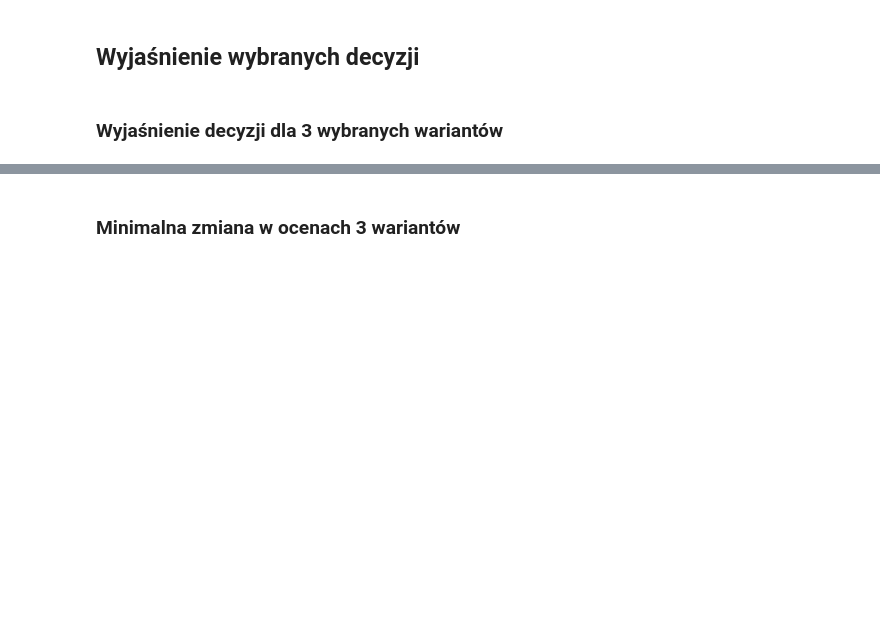
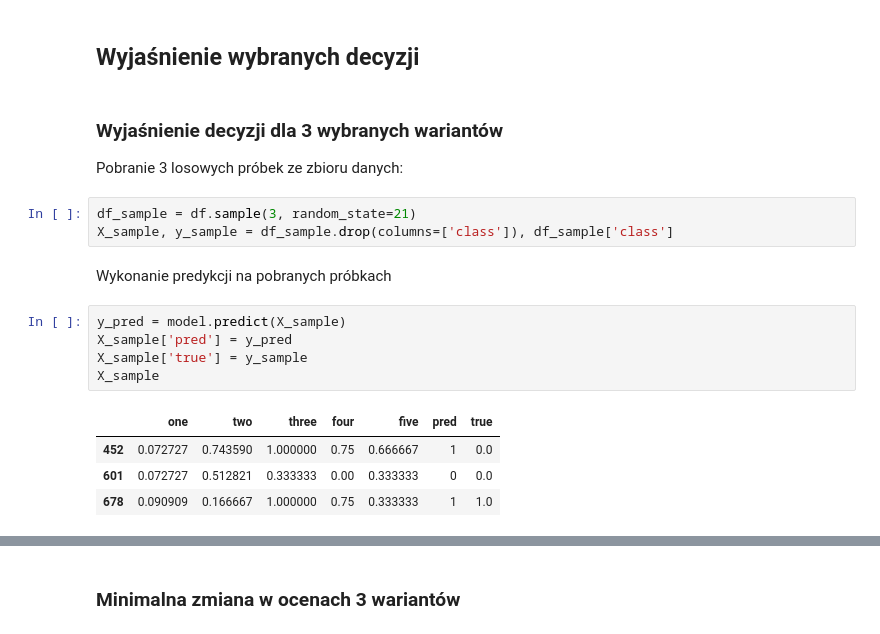
Before and after one commit to anras5/iswd, a Jupyter notebook: src/PREFERENCE-LEARNING/preference_learning.ipynb, the cells around one changed output, grey strips where cells are left out. Drawn from its saved outputs; the diff is of its cells as text; blank space fills up the shorter version.

```diff
--- a/src/PREFERENCE-LEARNING/preference_learning.ipynb
+++ b/src/PREFERENCE-LEARNING/preference_learning.ipynb
@@ -76,3 +85,20 @@ plot_tree(model, ax=ax, num_trees=0, fontsize=20);
 ## Wyjaśnienie wybranych decyzji
 # %% [markdown]
 ### Wyjaśnienie decyzji dla 3 wybranych wariantów
+
+Pobranie 3 losowych próbek ze zbioru danych:
+# %%
+df_sample = df.sample(3, random_state=21)
+X_sample, y_sample = df_sample.drop(columns=['class']), df_sample['class']
+# %% [markdown]
+Wykonanie predykcji na pobranych próbkach
+# %%
+y_pred = model.predict(X_sample)
+X_sample['pred'] = y_pred
+X_sample['true'] = y_sample
+X_sample
+# %% [output]
+|  | one | two | three | four | five | pred | true |
+| 452 | 0.072727 | 0.743590 | 1.000000 | 0.75 | 0.666667 | 1 | 0.0 |
+| 601 | 0.072727 | 0.512821 | 0.333333 | 0.00 | 0.333333 | 0 | 0.0 |
+| 678 | 0.090909 | 0.166667 | 1.000000 | 0.75 | 0.333333 | 1 | 1.0 |
```
Also changed, not shown: parts of 8 cells of this notebook.
